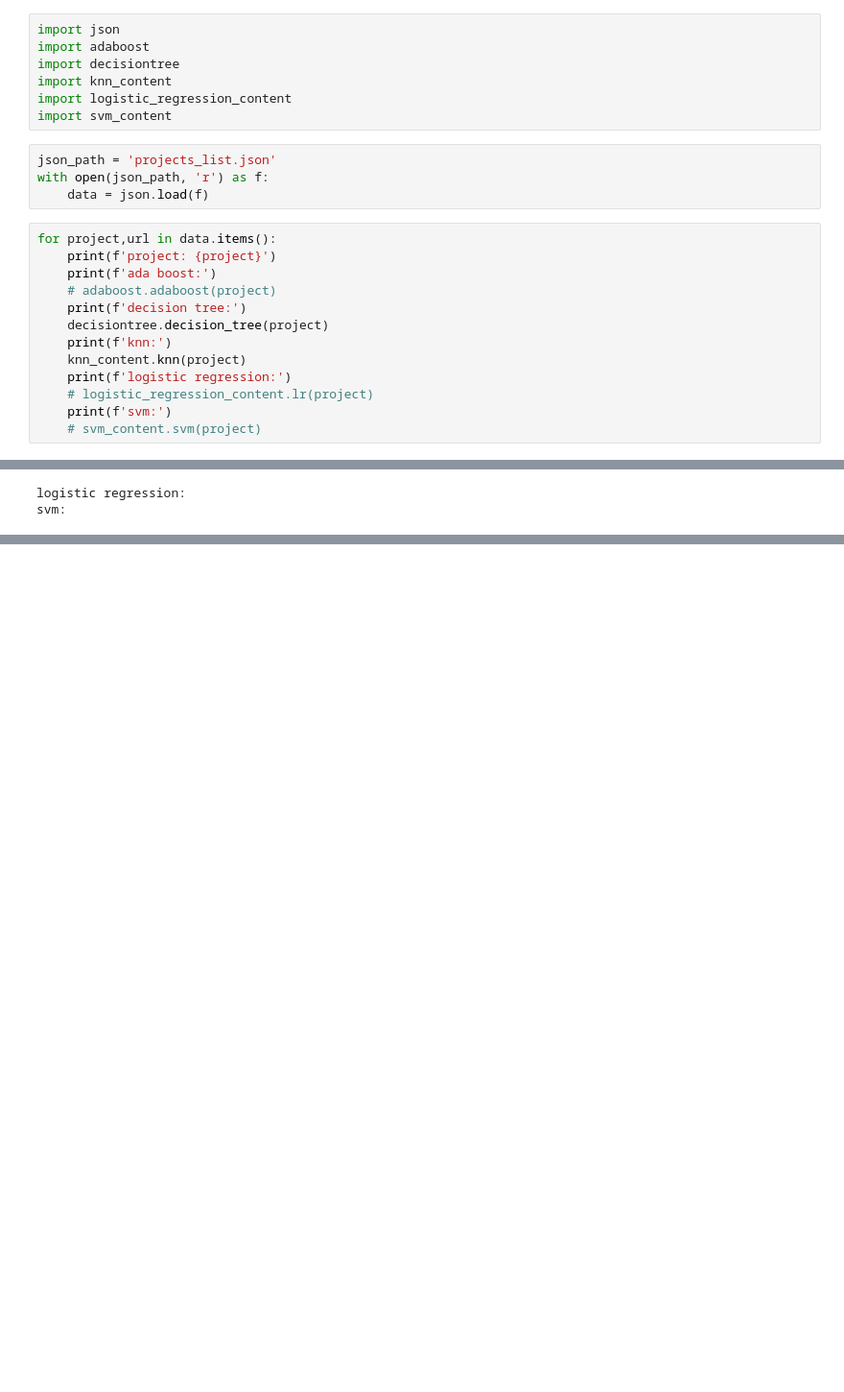
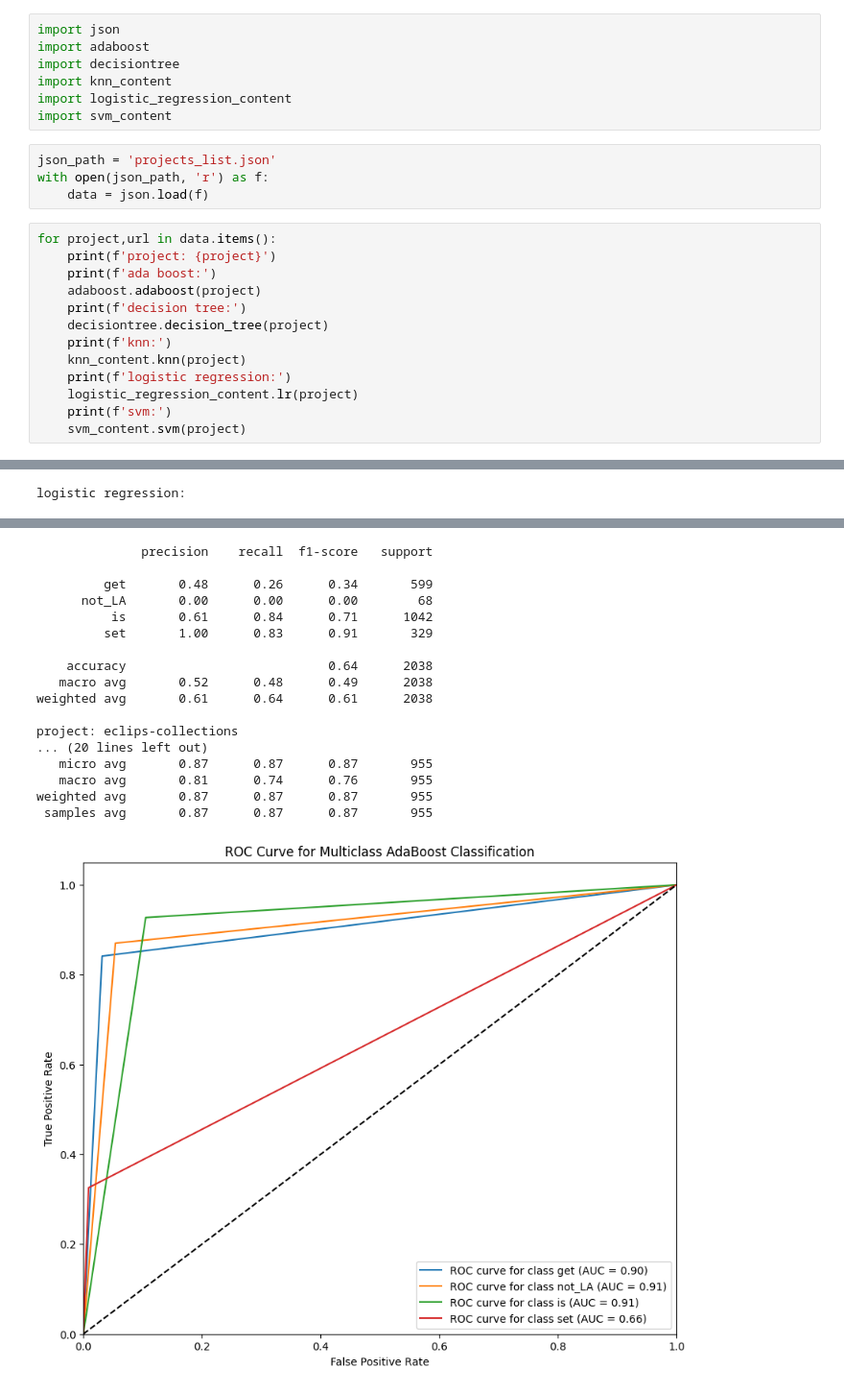
Before and after one commit to devang-choudhary/LA_Detection, a Jupyter notebook: code/previous_approches_ml_based.ipynb, the cells around one changed output, grey strips where cells are left out. Shown at 96% size. Cells and saved outputs as stored; diff of their text form; blank space fills up the shorter version.

```diff
--- a/code/previous_approches_ml_based.ipynb
+++ b/code/previous_approches_ml_based.ipynb
@@ -13,15 +13,15 @@ with open(json_path, 'r') as f:
 for project,url in data.items():
     print(f'project: {project}')
     print(f'ada boost:')
-    # adaboost.adaboost(project)
+    adaboost.adaboost(project)
     print(f'decision tree:')
     decisiontree.decision_tree(project)
     print(f'knn:')
     knn_content.knn(project)
     print(f'logistic regression:')
-    # logistic_regression_content.lr(project)
+    logistic_regression_content.lr(project)
     print(f'svm:')
-    # svm_content.svm(project)
+    svm_content.svm(project)
 # %% [output]
 project: buildship
 ada boost:
@@ -52,4 +55,3 @@ weighted avg       0.66      0.62      0.62      2038
  samples avg       0.62      0.62      0.62      2038
 [figure]
 logistic regression:
-svm:
@@ -56,0 +70,18 @@ ValueError: y should be a 1d array, got an array of shape (8152, 4) instead.
+              precision    recall  f1-score   support
+
+         get       0.48      0.26      0.34       599
+      not_LA       0.00      0.00      0.00        68
+          is       0.61      0.84      0.71      1042
+         set       1.00      0.83      0.91       329
+
+    accuracy                           0.64      2038
+   macro avg       0.52      0.48      0.49      2038
+weighted avg       0.61      0.64      0.61      2038
+
+project: eclips-collections
+... (20 lines left out)
+   micro avg       0.87      0.87      0.87       955
+   macro avg       0.81      0.74      0.76       955
+weighted avg       0.87      0.87      0.87       955
+ samples avg       0.87      0.87      0.87       955
+[figure, added]
```
Also changed, not shown: parts of 1 cell of this notebook.
